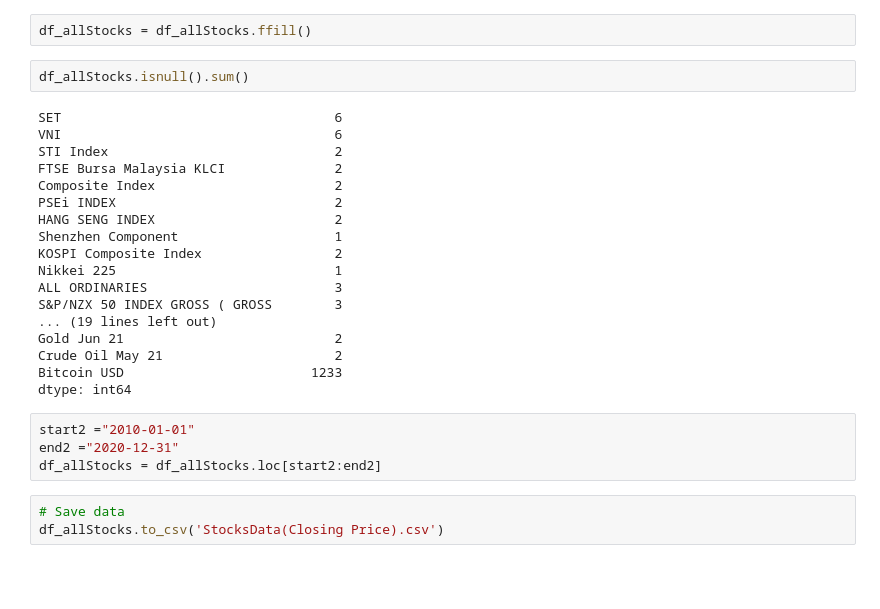
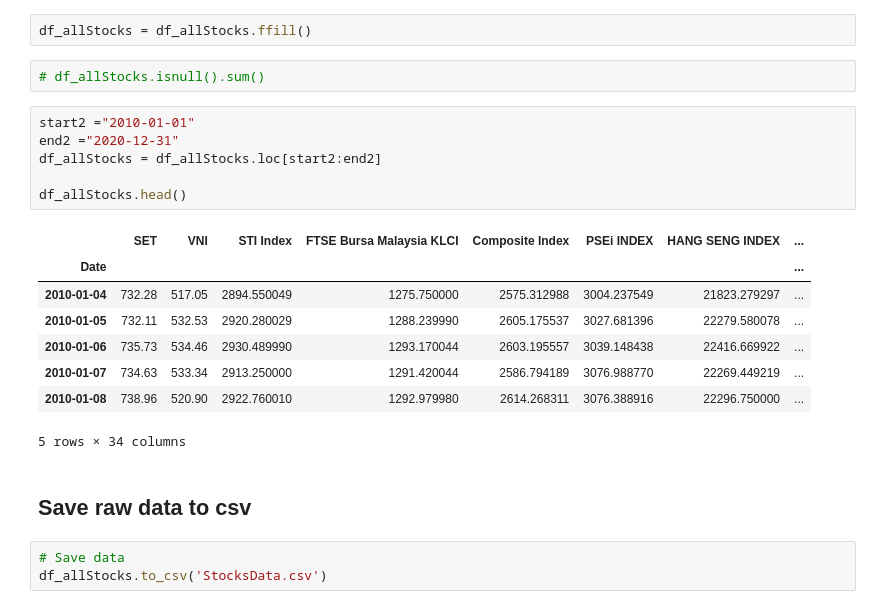
Before and after one commit to AnawatBen/Python-Projects, a Jupyter notebook: Data gathering .ipynb, the cells around one changed output. Cells and saved outputs as stored; diff of their text form; blank space fills up the shorter version.

```diff
--- a/Data gathering .ipynb
+++ b/Data gathering .ipynb
@@ -171,29 +163,24 @@ dtype: int64
 # %%
 df_allStocks = df_allStocks.ffill()
 # %%
-df_allStocks.isnull().sum()
+# df_allStocks.isnull().sum()
-# %% [output]
-SET                                   6
-VNI                                   6
-STI Index                             2
-FTSE Bursa Malaysia KLCI              2
-Composite Index                       2
-PSEi INDEX                            2
-HANG SENG INDEX                       2
-Shenzhen Component                    1
-KOSPI Composite Index                 2
-Nikkei 225                            1
-ALL ORDINARIES                        3
-S&P/NZX 50 INDEX GROSS ( GROSS        3
-... (19 lines left out)
-Gold Jun 21                           2
-Crude Oil May 21                      2
-Bitcoin USD                        1233
-dtype: int64
 # %%
 start2 ="2010-01-01"
 end2 ="2020-12-31"
 df_allStocks = df_allStocks.loc[start2:end2]
+
+df_allStocks.head()
+# %% [output]
+|  | SET | VNI | STI Index | FTSE Bursa Malaysia KLCI | Composite Index | PSEi INDEX | HANG SENG INDEX | ... |
+| Date |  |  |  |  |  |  |  | ... |
+| 2010-01-04 | 732.28 | 517.05 | 2894.550049 | 1275.750000 | 2575.312988 | 3004.237549 | 21823.279297 | ... |
+| 2010-01-05 | 732.11 | 532.53 | 2920.280029 | 1288.239990 | 2605.175537 | 3027.681396 | 22279.580078 | ... |
+| 2010-01-06 | 735.73 | 534.46 | 2930.489990 | 1293.170044 | 2603.195557 | 3039.148438 | 22416.669922 | ... |
+| 2010-01-07 | 734.63 | 533.34 | 2913.250000 | 1291.420044 | 2586.794189 | 3076.988770 | 22269.449219 | ... |
+| 2010-01-08 | 738.96 | 520.90 | 2922.760010 | 1292.979980 | 2614.268311 | 3076.388916 | 22296.750000 | ... |
+5 rows × 34 columns
+# %% [markdown]
+## Save raw data to csv
 # %%
 # Save data
-df_allStocks.to_csv('StocksData(Closing Price).csv')
+df_allStocks.to_csv('StocksData.csv')
```
Also changed, not shown: parts of 7 cells of this notebook, 5 other files.
